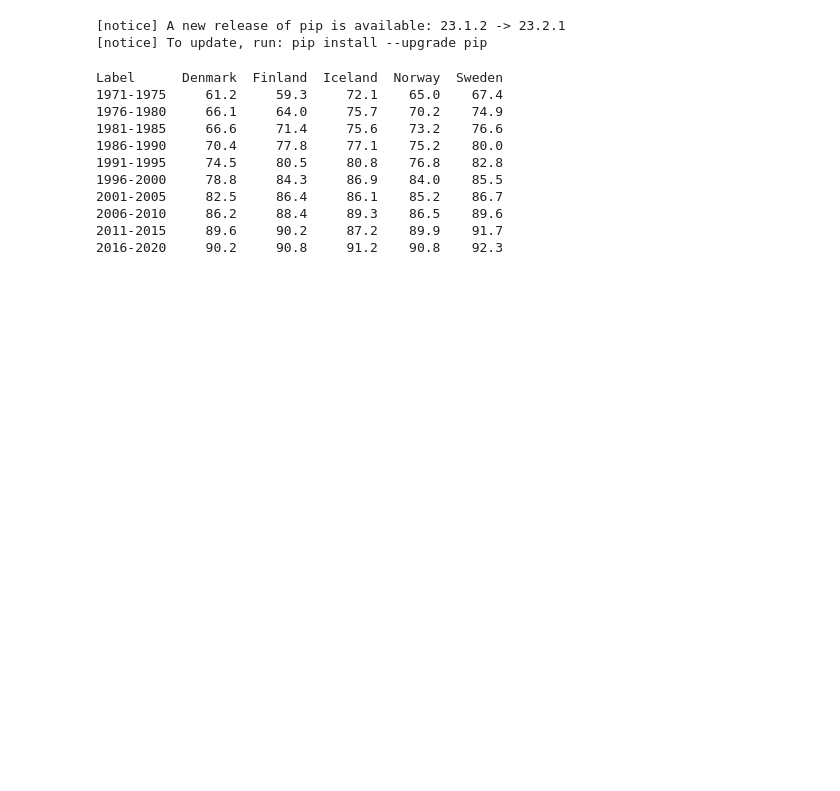
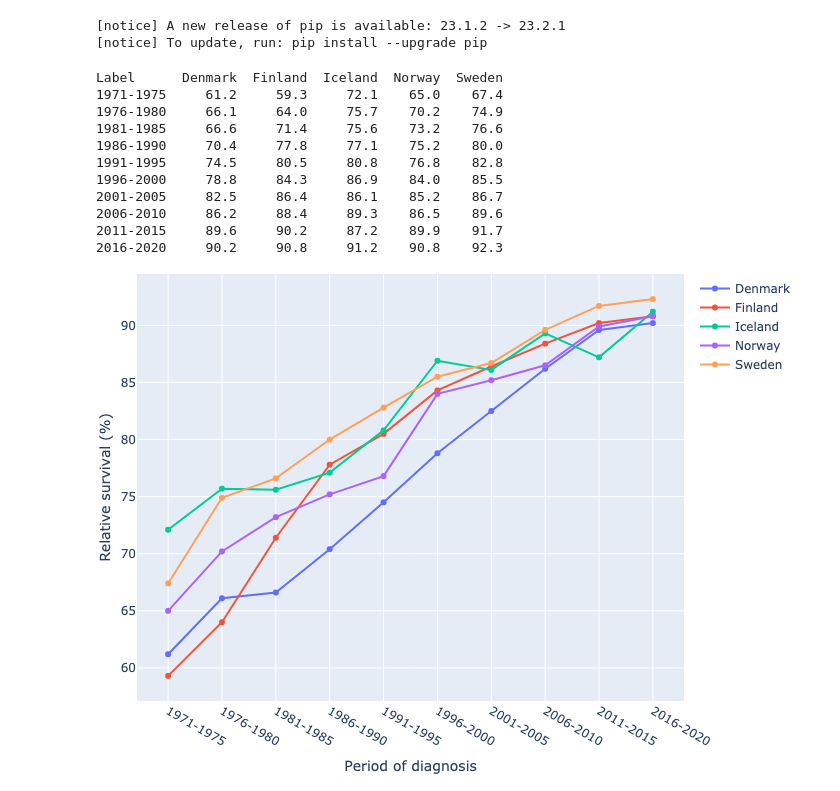
Before and after one commit to AICAN-Research/breast-cancer-stats, a Jupyter notebook: apps/bc_survival.ipynb, the cells around one changed output. Saved outputs shown, nothing was run; the diff lists cells and outputs as text; code cells hidden in the pictures; blank space fills up the shorter version.

Commit message:
Updated survival notebook to use PNG

```diff
--- a/apps/bc_survival.ipynb
+++ b/apps/bc_survival.ipynb
@@ -32,32 +32,33 @@ layout = go.Layout(
     xaxis=dict(
         title="Period of diagnosis"
     ),
     yaxis=dict(
         title="Relative survival (%)"
     )
 )
 
 fig = go.Figure(figures, layout=layout)
 fig.update_layout(
     margin=go.layout.Margin(
         l=0, #left margin
         r=0, #right margin
         b=0, #bottom margin
         t=0  #top margin  <- Need to be adjusted if title is added!
     )
 )
 
-fig.show()
-fig.write_image("breast_cancer_survival.svg")
+fig.show(renderer="png")
+fig.write_image("breast_cancer_survival.png")
 # %% [output]
 Label      Denmark  Finland  Iceland  Norway  Sweden
 1971-1975     61.2     59.3     72.1    65.0    67.4
 1976-1980     66.1     64.0     75.7    70.2    74.9
 1981-1985     66.6     71.4     75.6    73.2    76.6
 1986-1990     70.4     77.8     77.1    75.2    80.0
 1991-1995     74.5     80.5     80.8    76.8    82.8
 1996-2000     78.8     84.3     86.9    84.0    85.5
 2001-2005     82.5     86.4     86.1    85.2    86.7
 2006-2010     86.2     88.4     89.3    86.5    89.6
 2011-2015     89.6     90.2     87.2    89.9    91.7
 2016-2020     90.2     90.8     91.2    90.8    92.3
+[figure, added]
```
